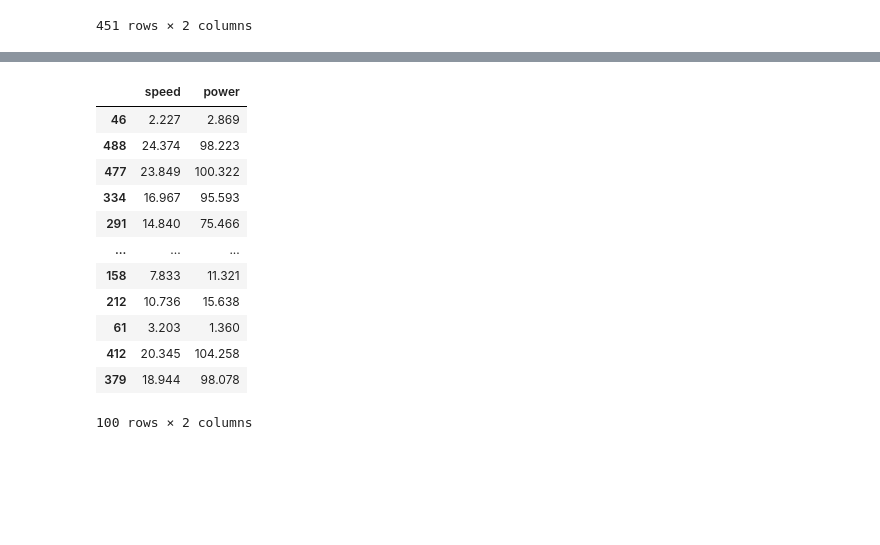
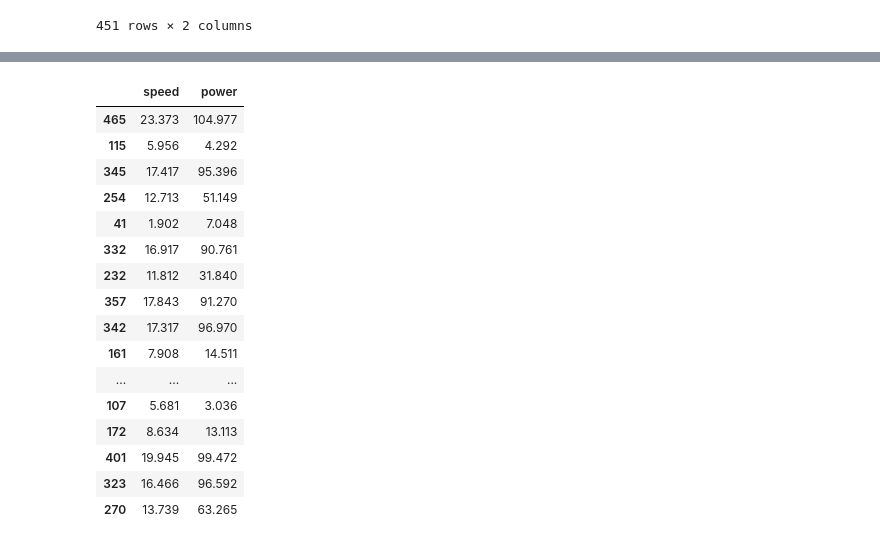
Before and after one commit to lmdlm/ETAssessment, a Jupyter notebook: Wind turbine power prediction model.ipynb, the cells around one changed output, grey strips where cells are left out. Drawn from its saved outputs; the diff is of its cells as text; code cells hidden in the pictures; blank space fills up the shorter version.

```diff
--- a/Wind turbine power prediction model.ipynb
+++ b/Wind turbine power prediction model.ipynb
@@ -59,25 +43,28 @@ train
 # %%
 # Create a corresponding test data frame.
-# It might be better to create one big data frame and randomly select test cases.
 test = pd.read_csv("powerproduction.csv")
 # Remove rows with '0' for power output
 test = test.loc[(test != 0).all(axis=1), :]
-test = test.sample(n=100)
+test = test.sample(n=40)
 test['speed'] = test.speed
 test['power'] = test.power
 test
 # %% [output]
 |  | speed | power |
-| 46 | 2.227 | 2.869 |
-| 488 | 24.374 | 98.223 |
-| 477 | 23.849 | 100.322 |
-| 334 | 16.967 | 95.593 |
-| 291 | 14.840 | 75.466 |
+| 465 | 23.373 | 104.977 |
+| 115 | 5.956 | 4.292 |
+| 345 | 17.417 | 95.396 |
+| 254 | 12.713 | 51.149 |
+| 41 | 1.902 | 7.048 |
+| 332 | 16.917 | 90.761 |
+| 232 | 11.812 | 31.840 |
+| 357 | 17.843 | 91.270 |
+| 342 | 17.317 | 96.970 |
+| 161 | 7.908 | 14.511 |
 | ... | ... | ... |
-| 158 | 7.833 | 11.321 |
-| 212 | 10.736 | 15.638 |
-| 61 | 3.203 | 1.360 |
-| 412 | 20.345 | 104.258 |
-| 379 | 18.944 | 98.078 |
+| 107 | 5.681 | 3.036 |
+| 172 | 8.634 | 13.113 |
+| 401 | 19.945 | 99.472 |
+| 323 | 16.466 | 96.592 |
+| 270 | 13.739 | 63.265 |
-100 rows × 2 columns
 # %%
```
Also changed, not shown: parts of 10 cells of this notebook, 1 other file.
